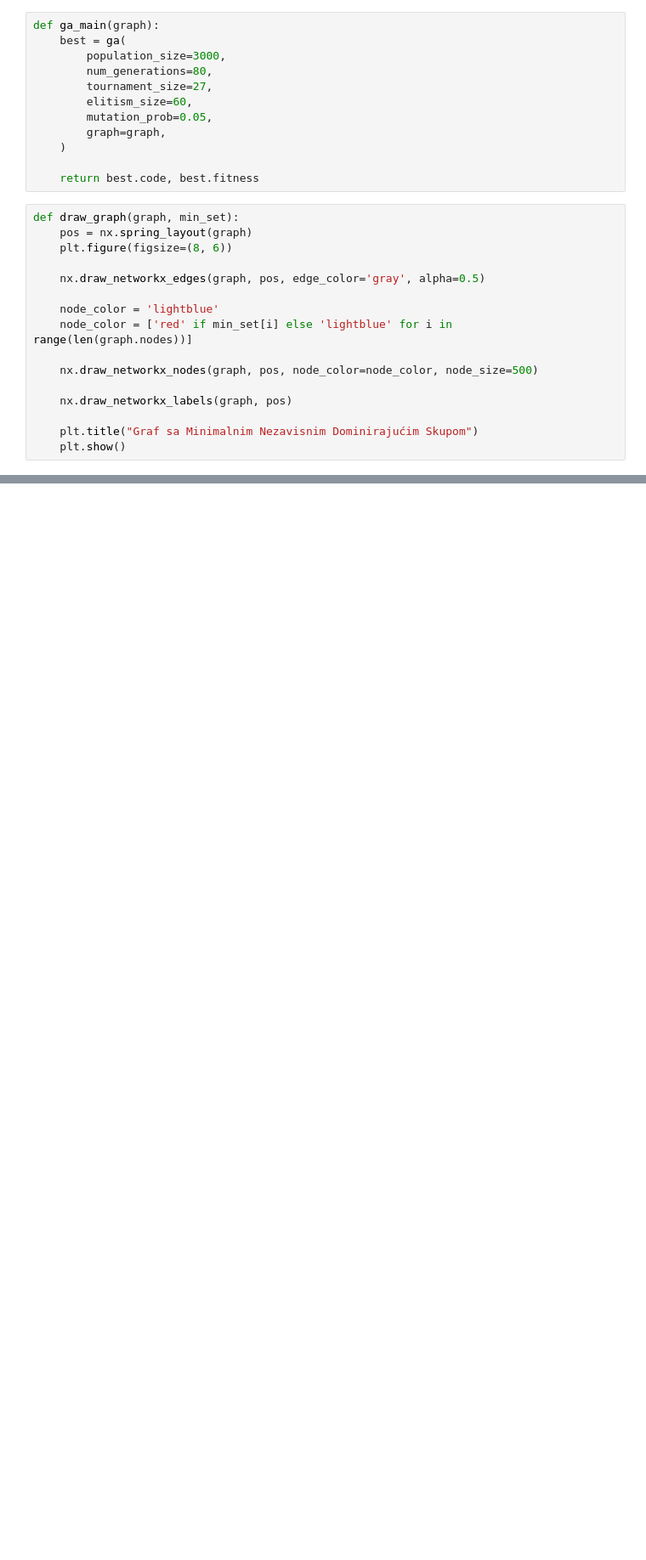
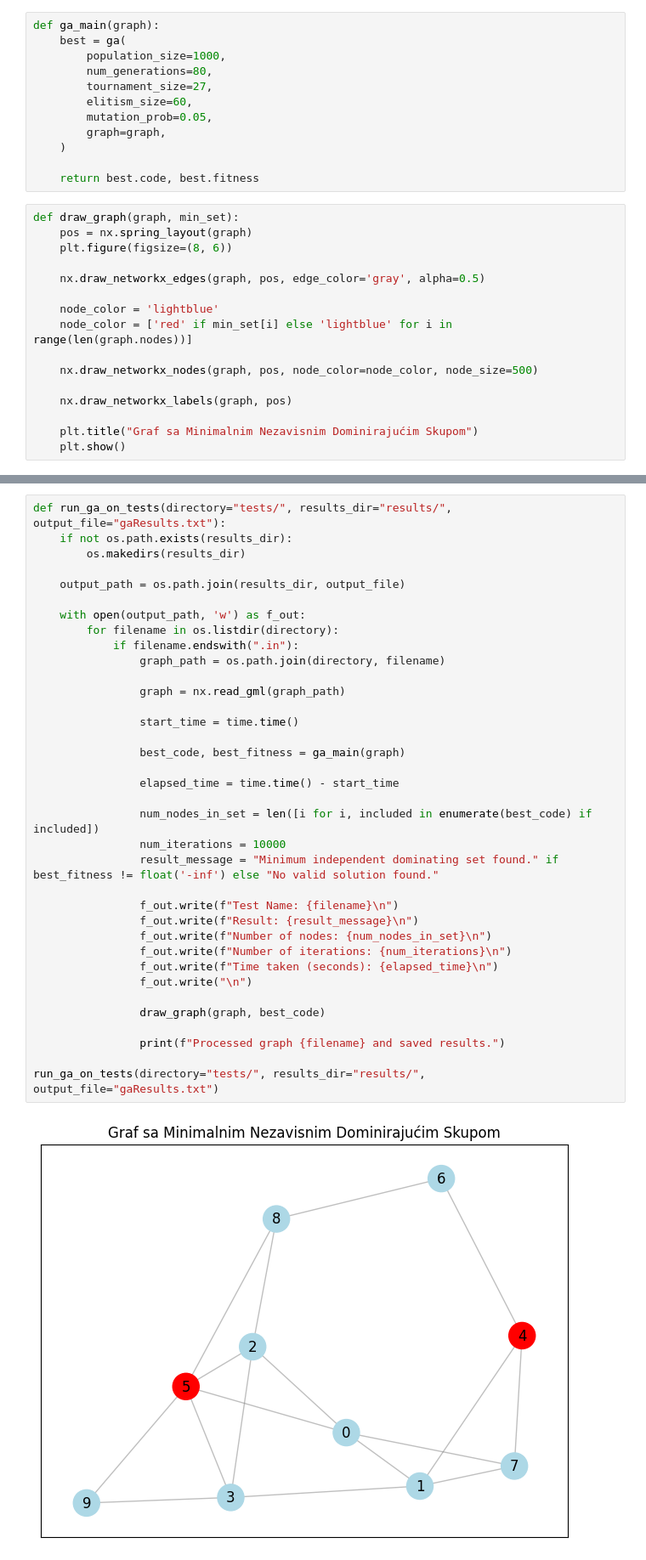
Before and after one commit to sarakalinic24/MIDominatingSet, a Jupyter notebook: geneticAlg.ipynb, the cells around one changed output, grey strips where cells are left out. Shown at 85% size. Saved outputs shown, nothing was run; the diff lists cells and outputs as text; blank space fills up the shorter version.

Commit message:
start tests for geneticAlg

```diff
--- a/geneticAlg.ipynb
+++ b/geneticAlg.ipynb
@@ -77,7 +79,7 @@ def ga(population_size, num_generations, tournament_size, elitism_size, mutation
 # %%
 def ga_main(graph):
     best = ga(
-        population_size=3000,
+        population_size=1000,
         num_generations=80,
         tournament_size=27,
         elitism_size=60,
@@ -115,3 +117,41 @@ draw_graph(graph, best_code)
 Minimum Independent Dominating Set: [False, False, True, False, False, False, True, False, False, False, False, True, False, False, False, False, False, False, False, False]
 Fitness (1 / length of the set): 0.3333333333333333
 [figure]
+# %%
+def run_ga_on_tests(directory="tests/", results_dir="results/", output_file="gaResults.txt"):
+    if not os.path.exists(results_dir):
+        os.makedirs(results_dir)
+
+    output_path = os.path.join(results_dir, output_file)
+
+    with open(output_path, 'w') as f_out:
+        for filename in os.listdir(directory):
+            if filename.endswith(".in"):
+                graph_path = os.path.join(directory, filename)
+
+                graph = nx.read_gml(graph_path)
+
+                start_time = time.time()
+
+                best_code, best_fitness = ga_main(graph)
+
+                elapsed_time = time.time() - start_time
+
+                num_nodes_in_set = len([i for i, included in enumerate(best_code) if included])
+                num_iterations = 10000
+                result_message = "Minimum independent dominating set found." if best_fitness != float('-inf') else "No valid solution found."
+
+                f_out.write(f"Test Name: {filename}\n")
+                f_out.write(f"Result: {result_message}\n")
+                f_out.write(f"Number of nodes: {num_nodes_in_set}\n")
+                f_out.write(f"Number of iterations: {num_iterations}\n")
+                f_out.write(f"Time taken (seconds): {elapsed_time}\n")
+                f_out.write("\n")
+
+                draw_graph(graph, best_code)
+
+                print(f"Processed graph {filename} and saved results.")
+
+run_ga_on_tests(directory="tests/", results_dir="results/", output_file="gaResults.txt")
+# %% [output]
+[figure, added]
```
Also changed, not shown: parts of 2 cells of this notebook, 1 other file.
